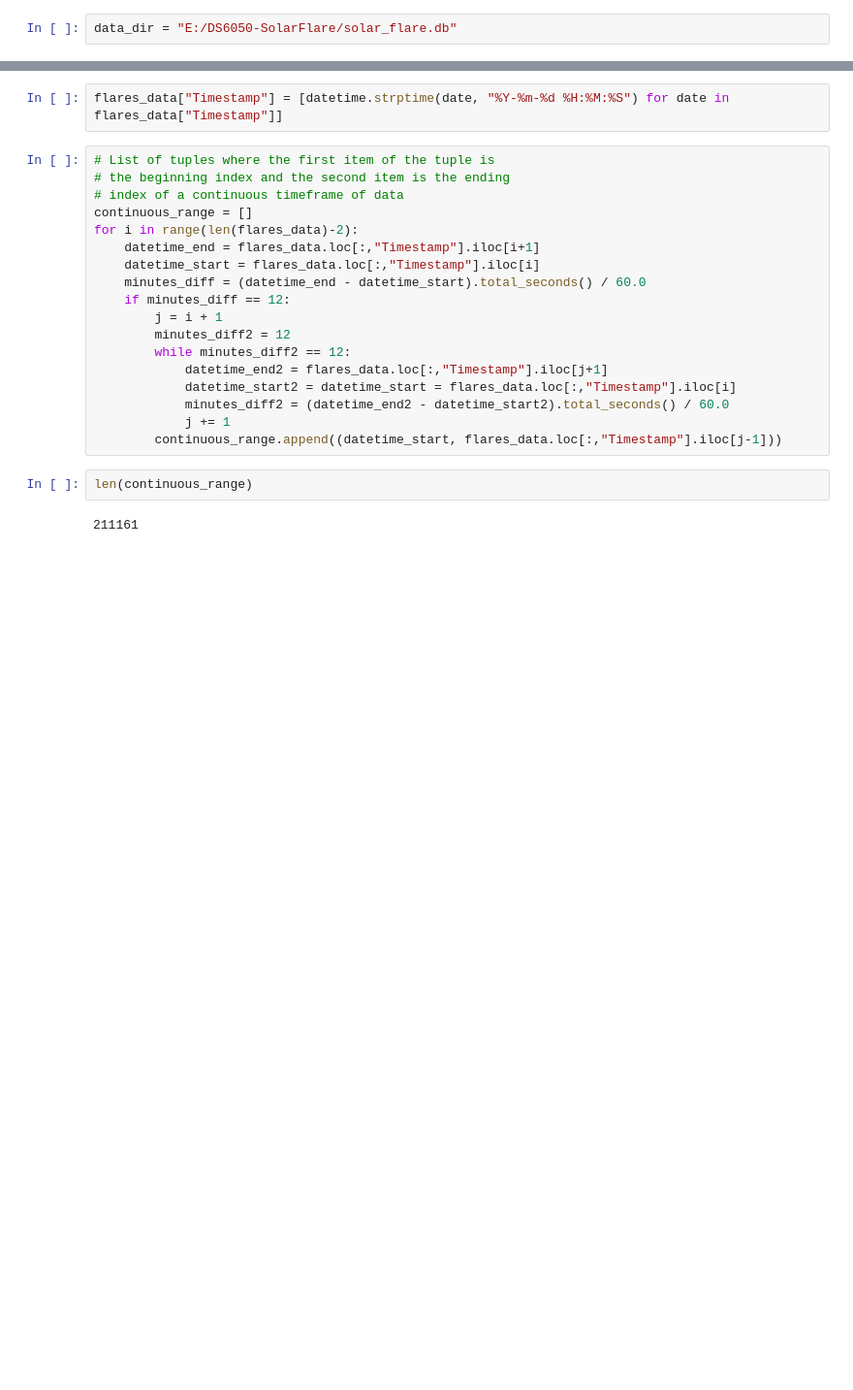
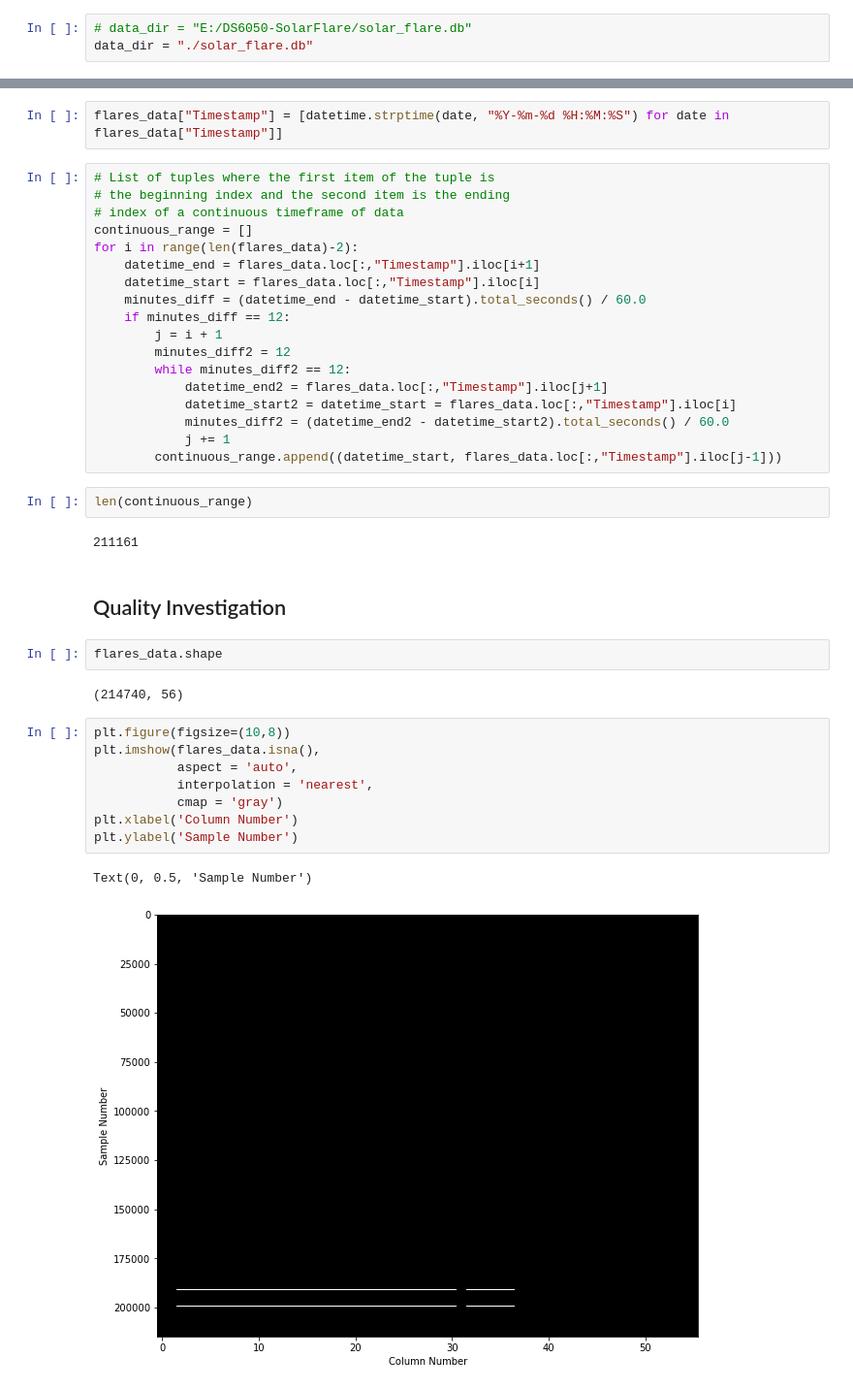
Before and after one commit to kbarbre/DS6050-SolarFlarePrediction, a Jupyter notebook: InitialDataExploration.ipynb, the cells around one changed output, grey strips where cells are left out. Shown at 97% size. Saved outputs shown, nothing was run; the diff lists cells and outputs as text; blank space fills up the shorter version.

```diff
--- a/InitialDataExploration.ipynb
+++ b/InitialDataExploration.ipynb
@@ -5,5 +8,6 @@ from datetime import datetime
 # %%
-data_dir = "E:/DS6050-SolarFlare/solar_flare.db"
+# data_dir = "E:/DS6050-SolarFlare/solar_flare.db"
+data_dir = "./solar_flare.db"
 # %%
 con = sqlite3.connect(data_dir)
 cur = con.cursor()
@@ -129,3 +127,20 @@ for i in range(len(flares_data)-2):
 len(continuous_range)
 # %% [output]
 211161
+# %% [markdown]
+## Quality Investigation
+# %%
+flares_data.shape
+# %% [output]
+(214740, 56)
+# %%
+plt.figure(figsize=(10,8))
+plt.imshow(flares_data.isna(),
+           aspect = 'auto',
+           interpolation = 'nearest',
+           cmap = 'gray')
+plt.xlabel('Column Number')
+plt.ylabel('Sample Number')
+# %% [output]
+Text(0, 0.5, 'Sample Number')
+[figure, added]
```
Also changed, not shown: parts of 17 cells of this notebook.
